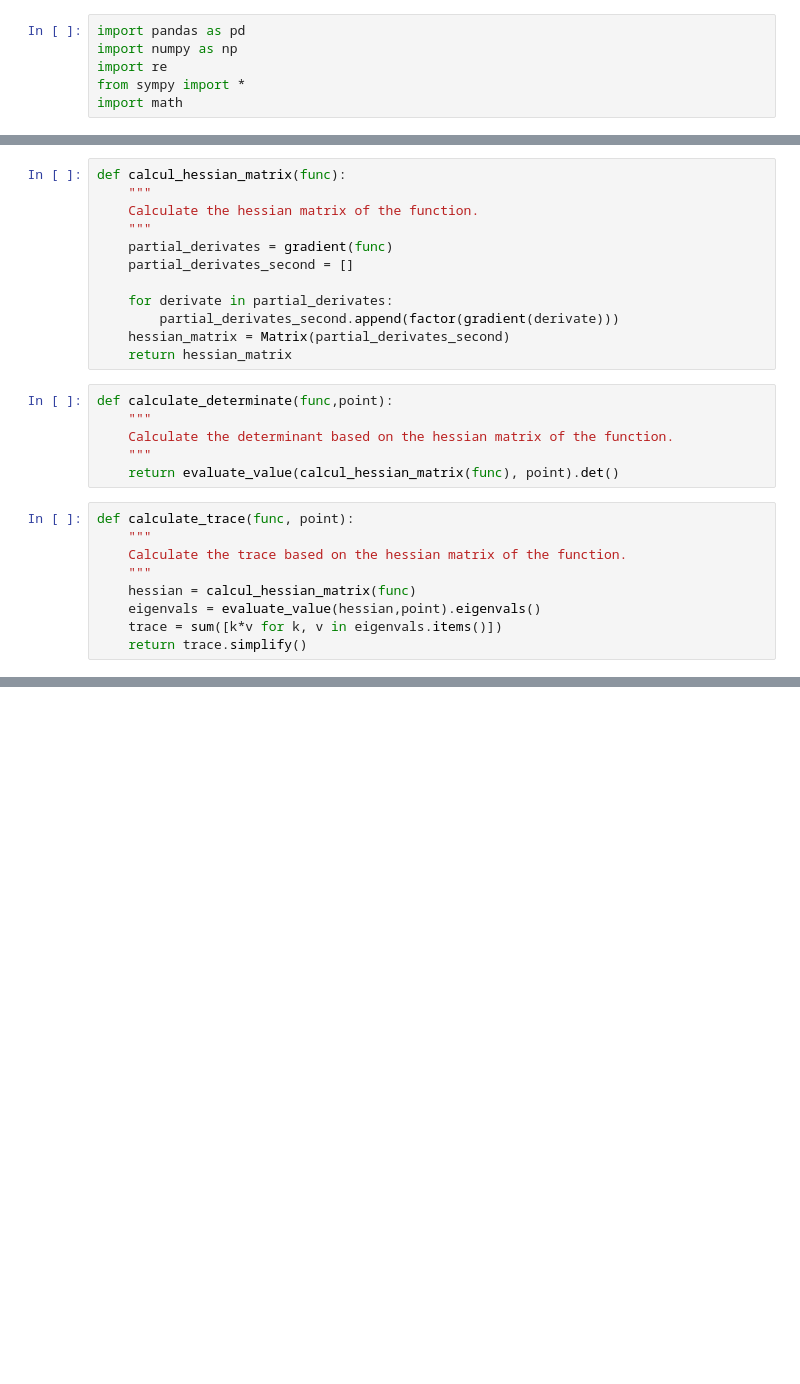
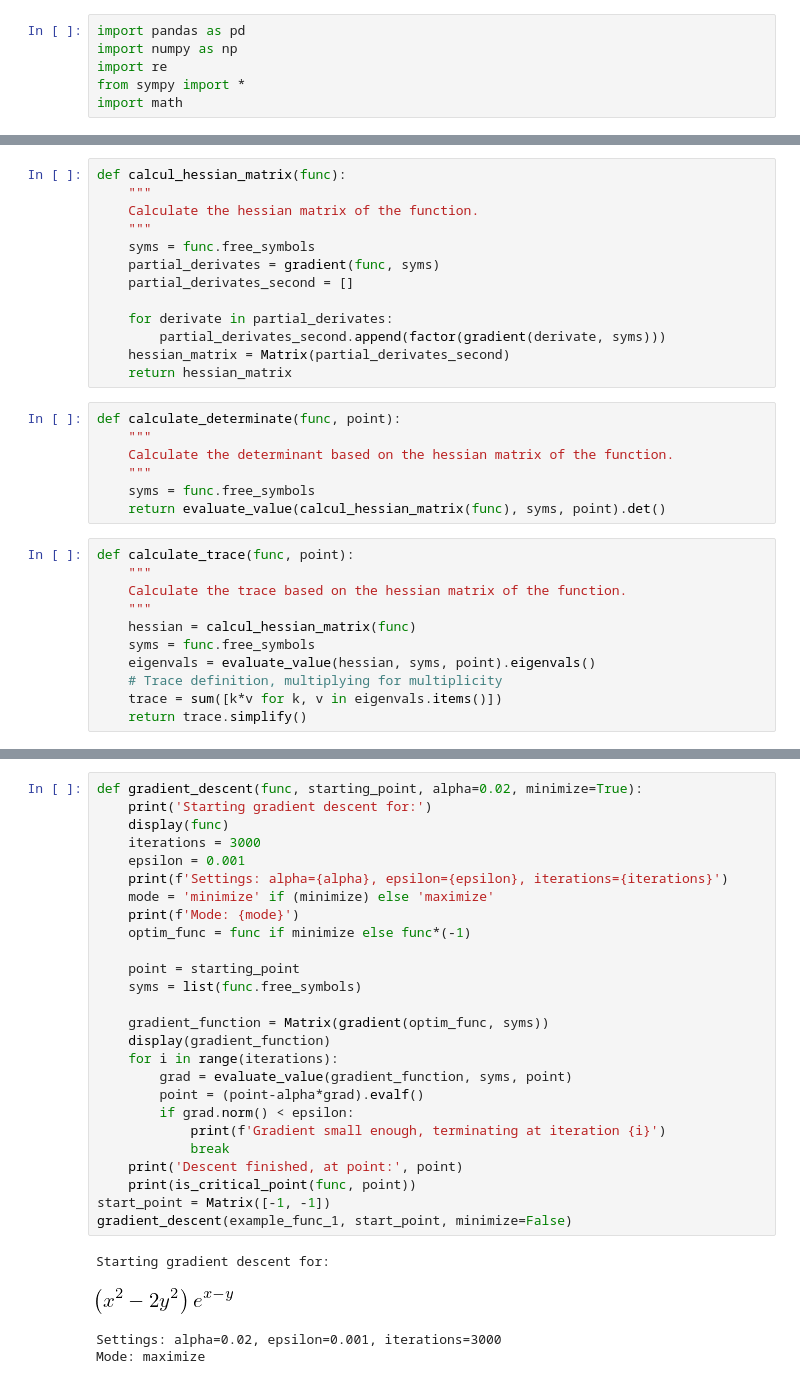
Before and after one commit to romanethoirey/convex-optimisation, a Jupyter notebook: Project - Hessian Matrix.ipynb, the cells around one changed output, grey strips where cells are left out. Cells and saved outputs as stored; diff of their text form; blank space fills up the shorter version.

```diff
--- a/Project - Hessian Matrix.ipynb
+++ b/Project - Hessian Matrix.ipynb
@@ -81,26 +79,30 @@ def calcul_hessian_matrix(func):
     """
     Calculate the hessian matrix of the function.
     """
-    partial_derivates = gradient(func)
+    syms = func.free_symbols
+    partial_derivates = gradient(func, syms)
     partial_derivates_second = []
 
     for derivate in partial_derivates:
-        partial_derivates_second.append(factor(gradient(derivate)))
+        partial_derivates_second.append(factor(gradient(derivate, syms)))
     hessian_matrix = Matrix(partial_derivates_second)
     return hessian_matrix
 # %%
-def calculate_determinate(func,point):
+def calculate_determinate(func, point):
     """
     Calculate the determinant based on the hessian matrix of the function.
     """
-    return evaluate_value(calcul_hessian_matrix(func), point).det()
+    syms = func.free_symbols
+    return evaluate_value(calcul_hessian_matrix(func), syms, point).det()
 # %%
 def calculate_trace(func, point):
     """
     Calculate the trace based on the hessian matrix of the function.
     """
     hessian = calcul_hessian_matrix(func)
-    eigenvals = evaluate_value(hessian,point).eigenvals()
+    syms = func.free_symbols
+    eigenvals = evaluate_value(hessian, syms, point).eigenvals()
+    # Trace definition, multiplying for multiplicity
     trace = sum([k*v for k, v in eigenvals.items()])
     return trace.simplify()
 # %%
@@ -133,0 +146,31 @@ Gradient example using:
+# %%
+def gradient_descent(func, starting_point, alpha=0.02, minimize=True):
+    print('Starting gradient descent for:')
+    display(func)
+    iterations = 3000
+    epsilon = 0.001
+    print(f'Settings: alpha={alpha}, epsilon={epsilon}, iterations={iterations}')
+    mode = 'minimize' if (minimize) else 'maximize'
+    print(f'Mode: {mode}')
+    optim_func = func if minimize else func*(-1)
+
+    point = starting_point
+    syms = list(func.free_symbols)
+
+    gradient_function = Matrix(gradient(optim_func, syms))
+    display(gradient_function)
+    for i in range(iterations):
+        grad = evaluate_value(gradient_function, syms, point)
+        point = (point-alpha*grad).evalf()
+        if grad.norm() < epsilon:
+            print(f'Gradient small enough, terminating at iteration {i}')
+            break
+    print('Descent finished, at point:', point)
+    print(is_critical_point(func, point))
+start_point = Matrix([-1, -1])
+gradient_descent(example_func_1, start_point, minimize=False)
+# %% [output]
+Starting gradient descent for:
+[figure, added]
+Settings: alpha=0.02, epsilon=0.001, iterations=3000
+Mode: maximize
```
Also changed, not shown: parts of 9 cells of this notebook.
